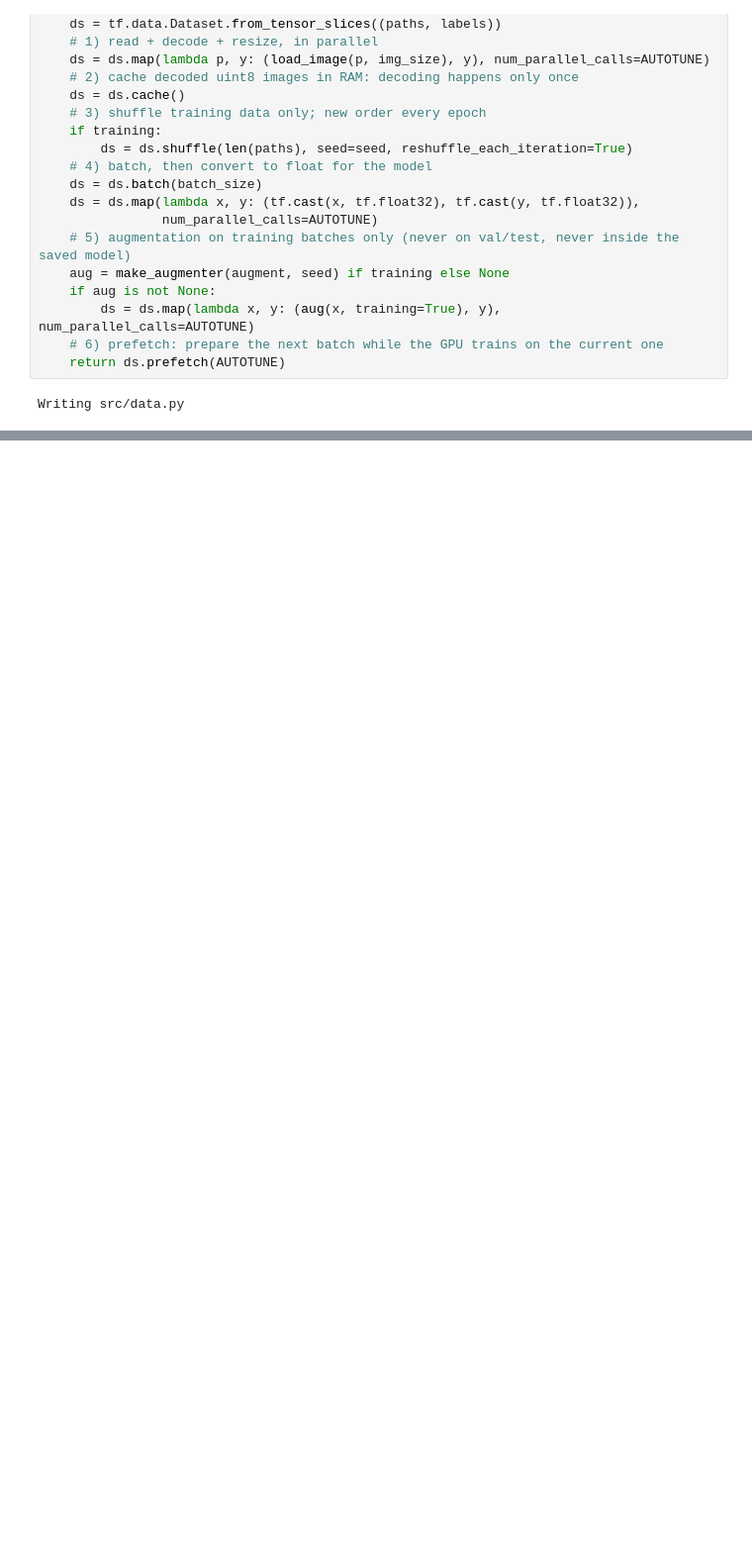
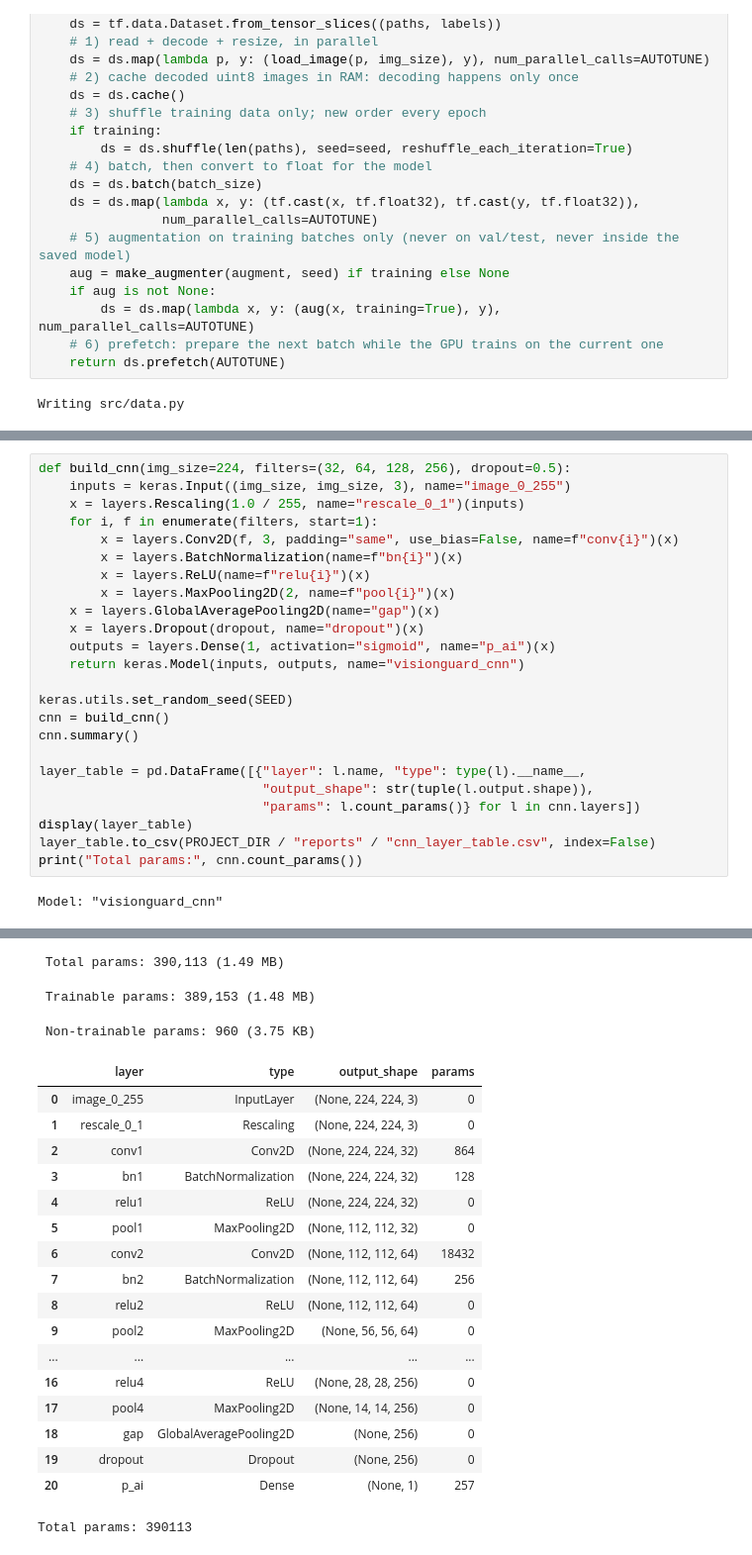
Before and after one commit to bhatti-zayan/23L-0951_A2_Ops, a Jupyter notebook: notebooks/03_training.ipynb, the cells around one changed output, grey strips where cells are left out. Shown at 99% size. Saved outputs shown, nothing was run; the diff lists cells and outputs as text; blank space fills up the shorter version.

```diff
--- a/notebooks/03_training.ipynb
+++ b/notebooks/03_training.ipynb
@@ -255,0 +352,26 @@ plt.show()
+# %%
+def build_cnn(img_size=224, filters=(32, 64, 128, 256), dropout=0.5):
+    inputs = keras.Input((img_size, img_size, 3), name="image_0_255")
+    x = layers.Rescaling(1.0 / 255, name="rescale_0_1")(inputs)
+    for i, f in enumerate(filters, start=1):
+        x = layers.Conv2D(f, 3, padding="same", use_bias=False, name=f"conv{i}")(x)
+        x = layers.BatchNormalization(name=f"bn{i}")(x)
+        x = layers.ReLU(name=f"relu{i}")(x)
+        x = layers.MaxPooling2D(2, name=f"pool{i}")(x)
+    x = layers.GlobalAveragePooling2D(name="gap")(x)
+    x = layers.Dropout(dropout, name="dropout")(x)
+    outputs = layers.Dense(1, activation="sigmoid", name="p_ai")(x)
+    return keras.Model(inputs, outputs, name="visionguard_cnn")
+
+keras.utils.set_random_seed(SEED)
+cnn = build_cnn()
+cnn.summary()
+
+layer_table = pd.DataFrame([{"layer": l.name, "type": type(l).__name__,
+                             "output_shape": str(tuple(l.output.shape)),
+                             "params": l.count_params()} for l in cnn.layers])
+display(layer_table)
+layer_table.to_csv(PROJECT_DIR / "reports" / "cnn_layer_table.csv", index=False)
+print("Total params:", cnn.count_params())
+# %% [output]
+Model: "visionguard_cnn"
@@ -255,0 +395,21 @@ plt.show()
+ Total params: 390,113 (1.49 MB)
+ Trainable params: 389,153 (1.48 MB)
+ Non-trainable params: 960 (3.75 KB)
+|  | layer | type | output_shape | params |
+| 0 | image_0_255 | InputLayer | (None, 224, 224, 3) | 0 |
+| 1 | rescale_0_1 | Rescaling | (None, 224, 224, 3) | 0 |
+| 2 | conv1 | Conv2D | (None, 224, 224, 32) | 864 |
+| 3 | bn1 | BatchNormalization | (None, 224, 224, 32) | 128 |
+| 4 | relu1 | ReLU | (None, 224, 224, 32) | 0 |
+| 5 | pool1 | MaxPooling2D | (None, 112, 112, 32) | 0 |
+| 6 | conv2 | Conv2D | (None, 112, 112, 64) | 18432 |
+| 7 | bn2 | BatchNormalization | (None, 112, 112, 64) | 256 |
+| 8 | relu2 | ReLU | (None, 112, 112, 64) | 0 |
+| 9 | pool2 | MaxPooling2D | (None, 56, 56, 64) | 0 |
+| ... | ... | ... | ... | ... |
+| 16 | relu4 | ReLU | (None, 28, 28, 256) | 0 |
+| 17 | pool4 | MaxPooling2D | (None, 14, 14, 256) | 0 |
+| 18 | gap | GlobalAveragePooling2D | (None, 256) | 0 |
+| 19 | dropout | Dropout | (None, 256) | 0 |
+| 20 | p_ai | Dense | (None, 1) | 257 |
+Total params: 390113
```
Also changed, not shown: parts of 7 cells of this notebook, 3 other files.
